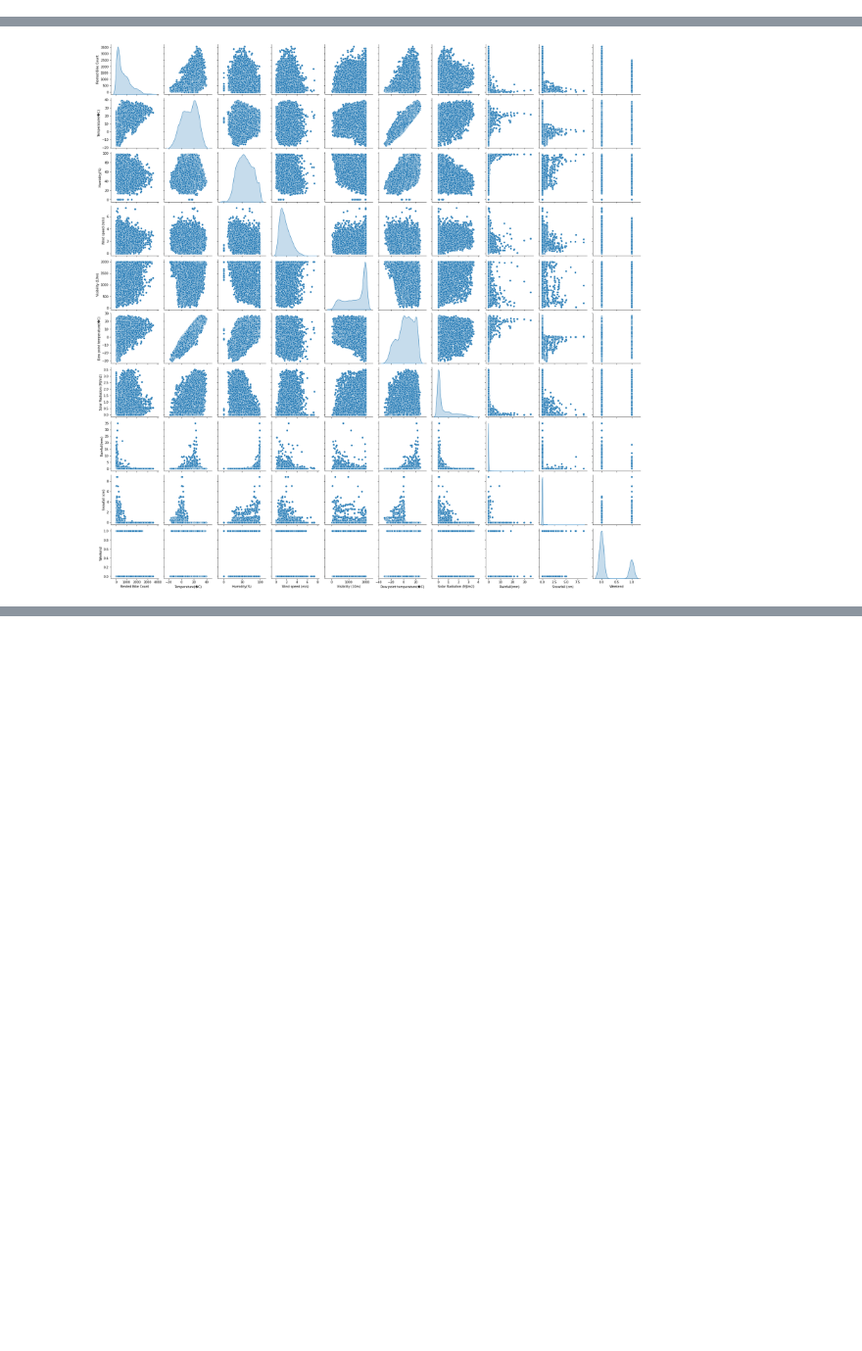
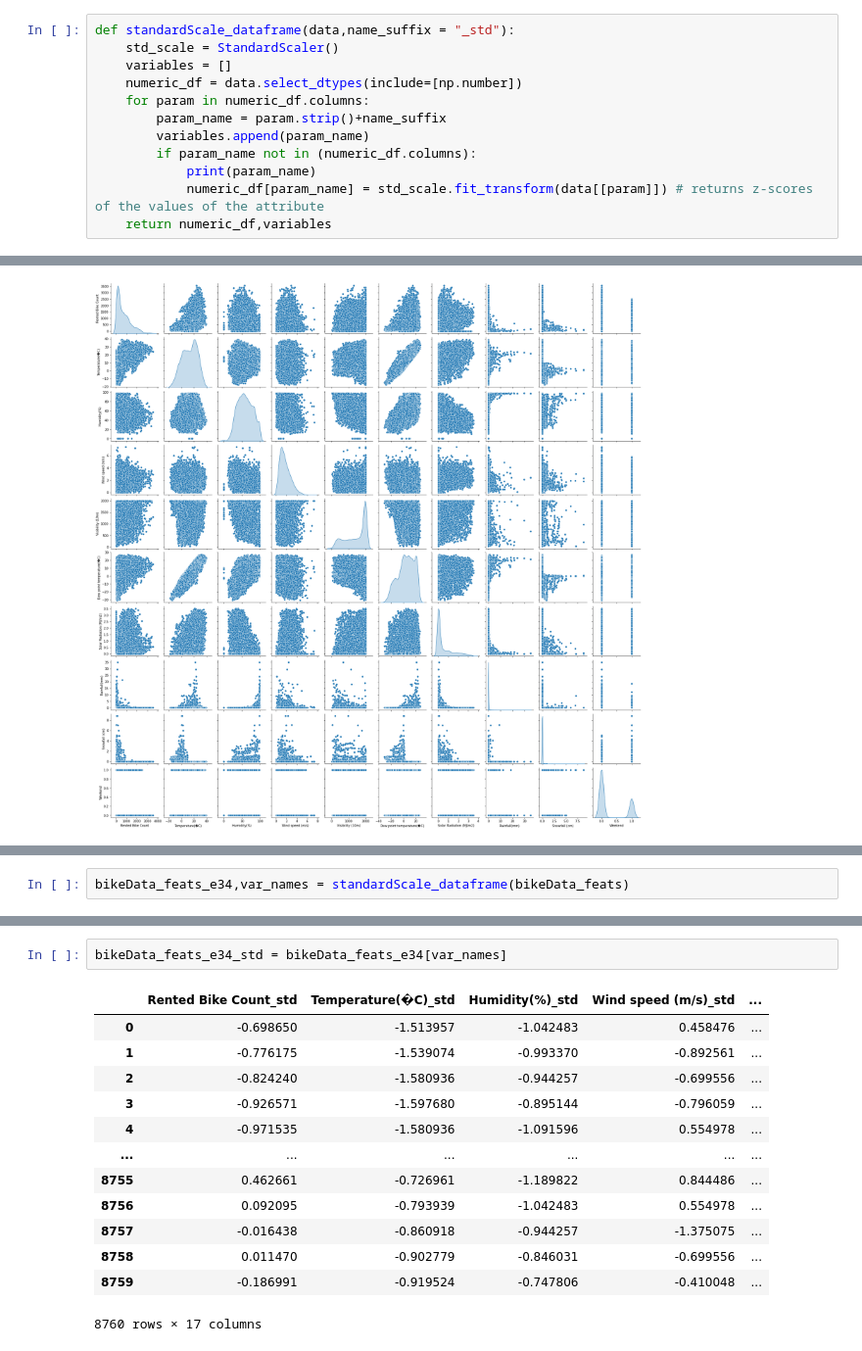
Before and after one commit to dinuthomas/aiml_bikes, a Jupyter notebook: bikeDemand.ipynb, the cells around one changed output, grey strips where cells are left out. Shown at 98% size. Drawn from its saved outputs; the diff is of its cells as text; blank space fills up the shorter version.

```diff
--- a/bikeDemand.ipynb
+++ b/bikeDemand.ipynb
@@ -126,3 +128,15 @@ def convertDate2Weekend(date):
+# %%
+def standardScale_dataframe(data,name_suffix = "_std"):
+    std_scale = StandardScaler()
+    variables = []
+    numeric_df = data.select_dtypes(include=[np.number])
+    for param in numeric_df.columns:
+        param_name = param.strip()+name_suffix
+        variables.append(param_name)
+        if param_name not in (numeric_df.columns):
+            print(param_name)
+            numeric_df[param_name] = std_scale.fit_transform(data[[param]]) # returns z-scores of the values of the attribute
+    return numeric_df,variables
 # %% [markdown]
 #### Model Performance logged into a dataframe for comparison
 # %%
@@ -406,0 +456,2 @@ sns.heatmap(bikeData_feats_e32.corr(),annot=True)
+# %%
+bikeData_feats_e34,var_names = standardScale_dataframe(bikeData_feats)
@@ -406,0 +476,16 @@ sns.heatmap(bikeData_feats_e32.corr(),annot=True)
+# %%
+bikeData_feats_e34_std = bikeData_feats_e34[var_names]
+# %% [output]
+|  | Rented Bike Count_std | Temperature(�C)_std | Humidity(%)_std | Wind speed (m/s)_std | ... |
+| 0 | -0.698650 | -1.513957 | -1.042483 | 0.458476 | ... |
+| 1 | -0.776175 | -1.539074 | -0.993370 | -0.892561 | ... |
+| 2 | -0.824240 | -1.580936 | -0.944257 | -0.699556 | ... |
+| 3 | -0.926571 | -1.597680 | -0.895144 | -0.796059 | ... |
+| 4 | -0.971535 | -1.580936 | -1.091596 | 0.554978 | ... |
+| ... | ... | ... | ... | ... | ... |
+| 8755 | 0.462661 | -0.726961 | -1.189822 | 0.844486 | ... |
+| 8756 | 0.092095 | -0.793939 | -1.042483 | 0.554978 | ... |
+| 8757 | -0.016438 | -0.860918 | -0.944257 | -1.375075 | ... |
+| 8758 | 0.011470 | -0.902779 | -0.846031 | -0.699556 | ... |
+| 8759 | -0.186991 | -0.919524 | -0.747806 | -0.410048 | ... |
+8760 rows × 17 columns
```
Also changed, not shown: parts of 64 cells of this notebook.
